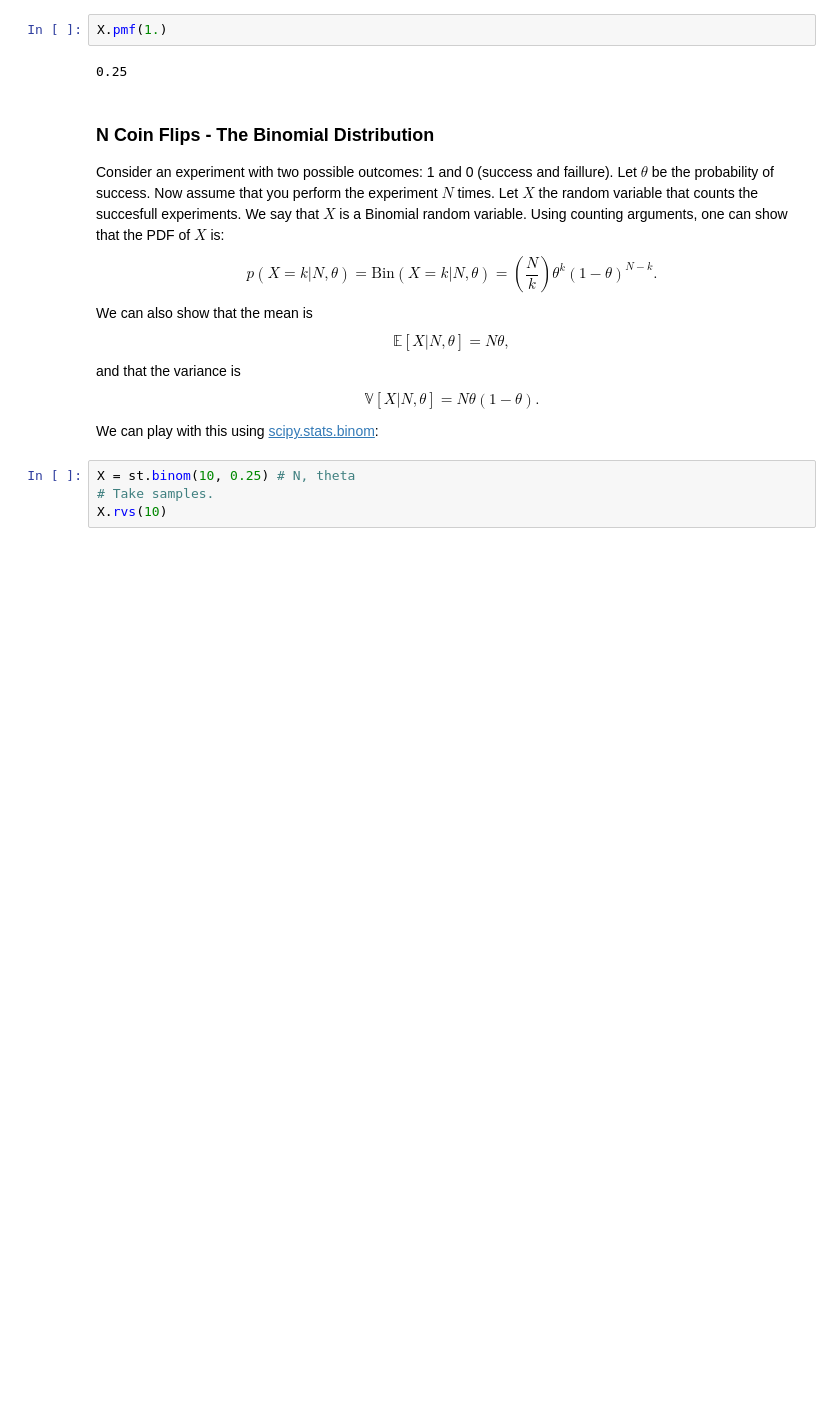
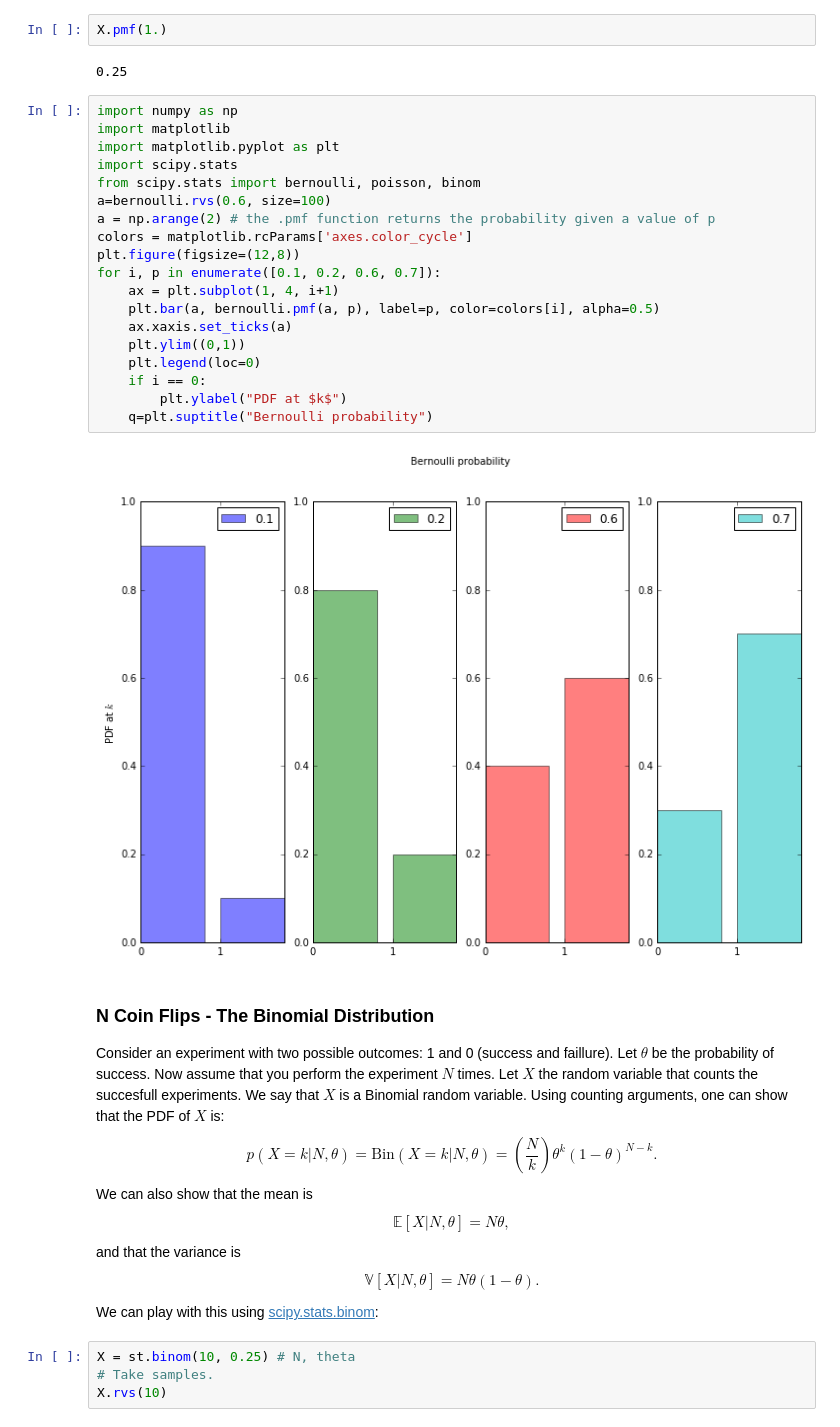
Before and after one commit to pvlachos/uq-course, a Jupyter notebook: slides/lec_03.ipynb, the cells around one changed output. Saved outputs shown, nothing was run; the diff lists cells and outputs as text; blank space fills up the shorter version.

```diff
--- a/slides/lec_03.ipynb
+++ b/slides/lec_03.ipynb
@@ -71,6 +71,27 @@ X.pmf(0.)
 X.pmf(1.)
 # %% [output]
 0.25
+# %%
+import numpy as np
+import matplotlib
+import matplotlib.pyplot as plt
+import scipy.stats
+from scipy.stats import bernoulli, poisson, binom
+a=bernoulli.rvs(0.6, size=100)
+a = np.arange(2) # the .pmf function returns the probability given a value of p
+colors = matplotlib.rcParams['axes.color_cycle']
+plt.figure(figsize=(12,8))
+for i, p in enumerate([0.1, 0.2, 0.6, 0.7]):
+    ax = plt.subplot(1, 4, i+1)
+    plt.bar(a, bernoulli.pmf(a, p), label=p, color=colors[i], alpha=0.5)
+    ax.xaxis.set_ticks(a)
+    plt.ylim((0,1))
+    plt.legend(loc=0)
+    if i == 0:
+        plt.ylabel("PDF at $k$")
+    q=plt.suptitle("Bernoulli probability")
+# %% [output]
+[figure, added]
 # %% [markdown]
 ### N Coin Flips - The Binomial Distribution
 
```
Also changed, not shown: parts of 70 cells of this notebook, 13 other files.
